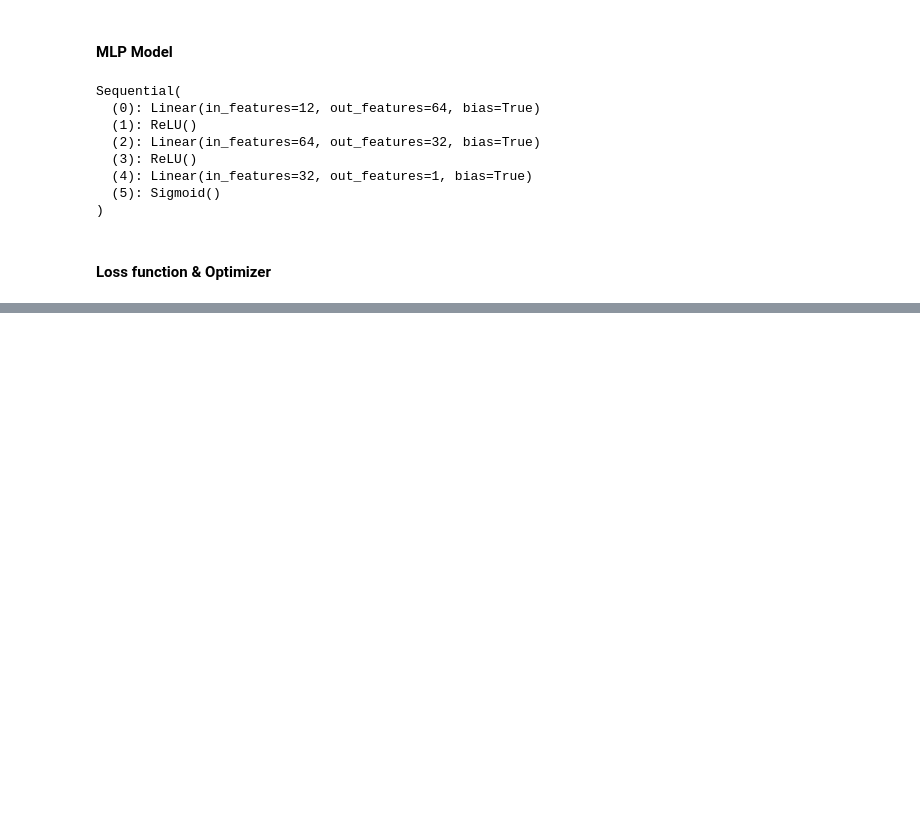
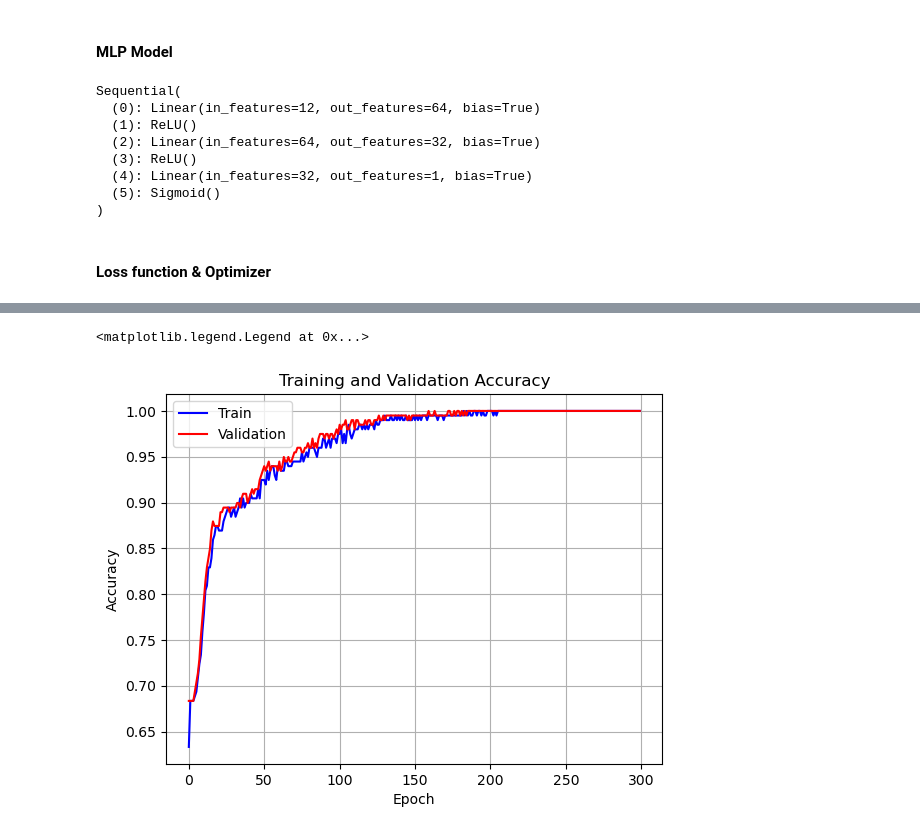
Before and after one commit to Daniyaliranmehr/Heart-Failure-Risk-Prediction, a Jupyter notebook: main.ipynb, the cells around one changed output, grey strips where cells are left out. Drawn from its saved outputs; the diff is of its cells as text; code cells hidden in the pictures; blank space fills up the shorter version.

```diff
--- a/main.ipynb
+++ b/main.ipynb
@@ -145,0 +252,13 @@ optimizer = optim.SGD(model.parameters(), lr=0.01)
+# %%
+# plot acc_epoch
+plt.plot(range(num_epochs), acc_train_hist, 'b-', label="Train")
+plt.plot(range(num_epochs), acc_valid_hist, 'r-', label="Validation")
+
+plt.title("Training and Validation Accuracy")
+plt.xlabel("Epoch")
+plt.ylabel("Accuracy")
+plt.grid(True)
+plt.legend()
+# %% [output]
+<matplotlib.legend.Legend at 0x...>
+[figure, added]
```
Also changed, not shown: parts of 8 cells of this notebook.
